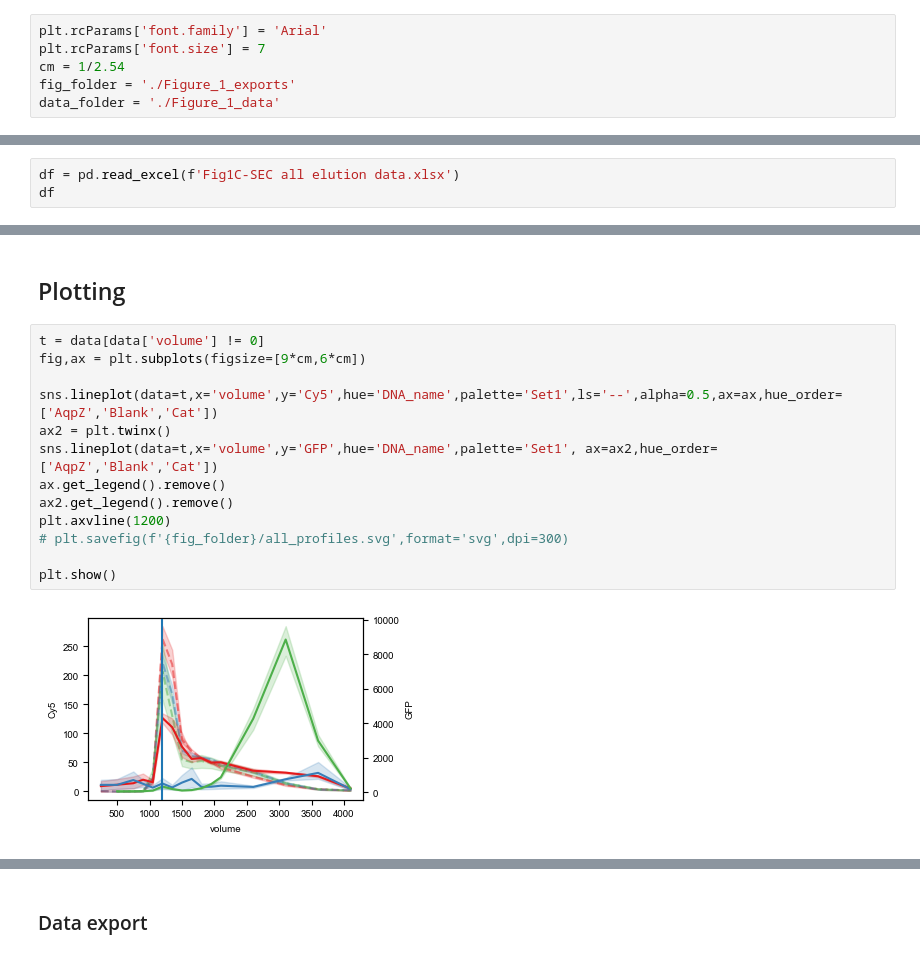
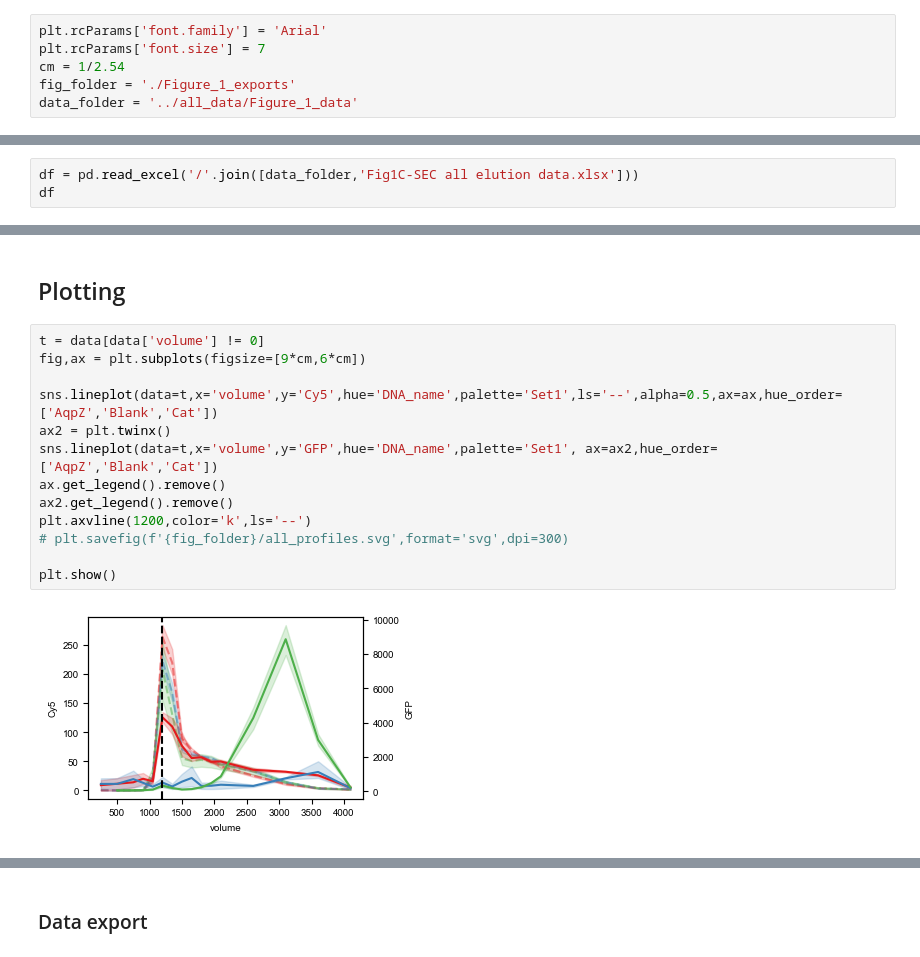
Before and after one commit to ccmeyer/Memplex_platform, a Jupyter notebook: Figure_1-reporter/fig1-elutions and calibration curve.ipynb, the cells around one changed output, grey strips where cells are left out. Saved outputs shown, nothing was run; the diff lists cells and outputs as text.

Commit message:
Updated all figure 1 code

```diff
--- a/Figure_1-reporter/fig1-elutions and calibration curve.ipynb
+++ b/Figure_1-reporter/fig1-elutions and calibration curve.ipynb
@@ -14,11 +14,11 @@ plt.rcParams['font.family'] = 'Arial'
 plt.rcParams['font.size'] = 7
 cm = 1/2.54
 fig_folder = './Figure_1_exports'
-data_folder = './Figure_1_data'
+data_folder = '../all_data/Figure_1_data'
 # %% [markdown]
 ### Uses data from eCM349
 # %%
-df = pd.read_excel(f'Fig1C-SEC all elution data.xlsx')
+df = pd.read_excel('/'.join([data_folder,'Fig1C-SEC all elution data.xlsx']))
 df
 # %% [output]
 |  | Fluorphore | DNA_name | rep | volume | rep1 | rep2 | rep3 |
@@ -123,18 +123,18 @@ Cat:Blank - Cy5:0.9375771502779789   GFP:7.892719811511504e-12   diff:11.5923233
 # %%
 t = data[data['volume'] != 0]
 fig,ax = plt.subplots(figsize=[9*cm,6*cm])
 
 sns.lineplot(data=t,x='volume',y='Cy5',hue='DNA_name',palette='Set1',ls='--',alpha=0.5,ax=ax,hue_order=['AqpZ','Blank','Cat'])
 ax2 = plt.twinx()
 sns.lineplot(data=t,x='volume',y='GFP',hue='DNA_name',palette='Set1', ax=ax2,hue_order=['AqpZ','Blank','Cat'])
 ax.get_legend().remove()
 ax2.get_legend().remove()
-plt.axvline(1200)
+plt.axvline(1200,color='k',ls='--')
 # plt.savefig(f'{fig_folder}/all_profiles.svg',format='svg',dpi=300)
 
 plt.show()
 # %% [output]
-[figure, old version]
+[figure, new version]
 # %%
 t = data[data['volume'] != 0]
 
```
Also changed, not shown: parts of 6 cells of this notebook, 2 other files.
